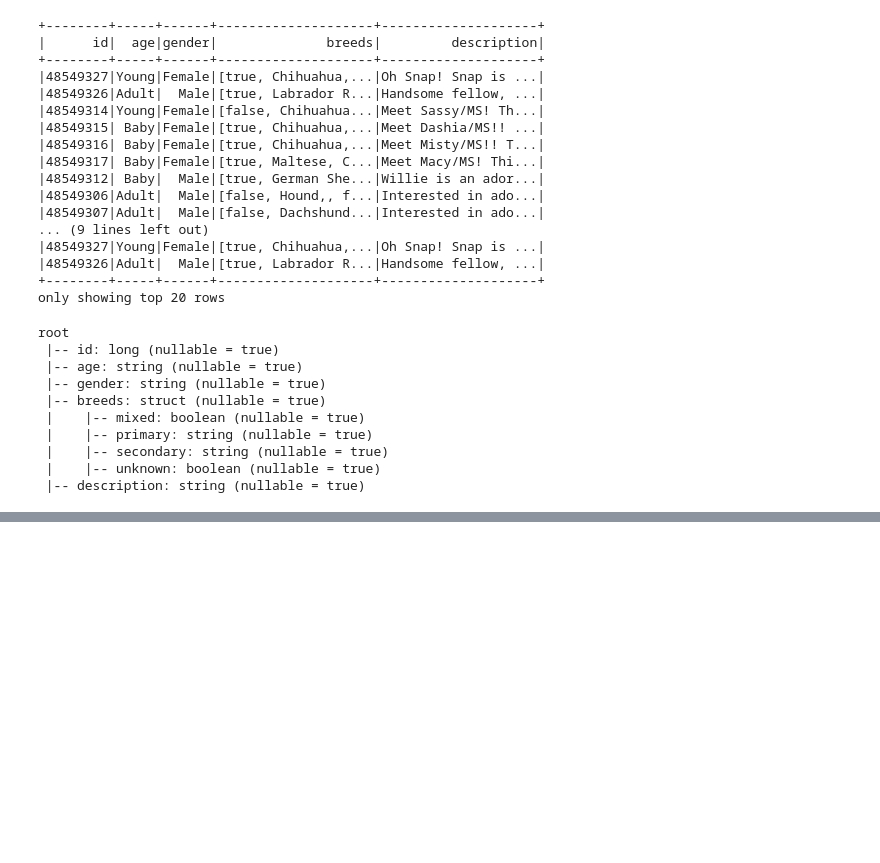
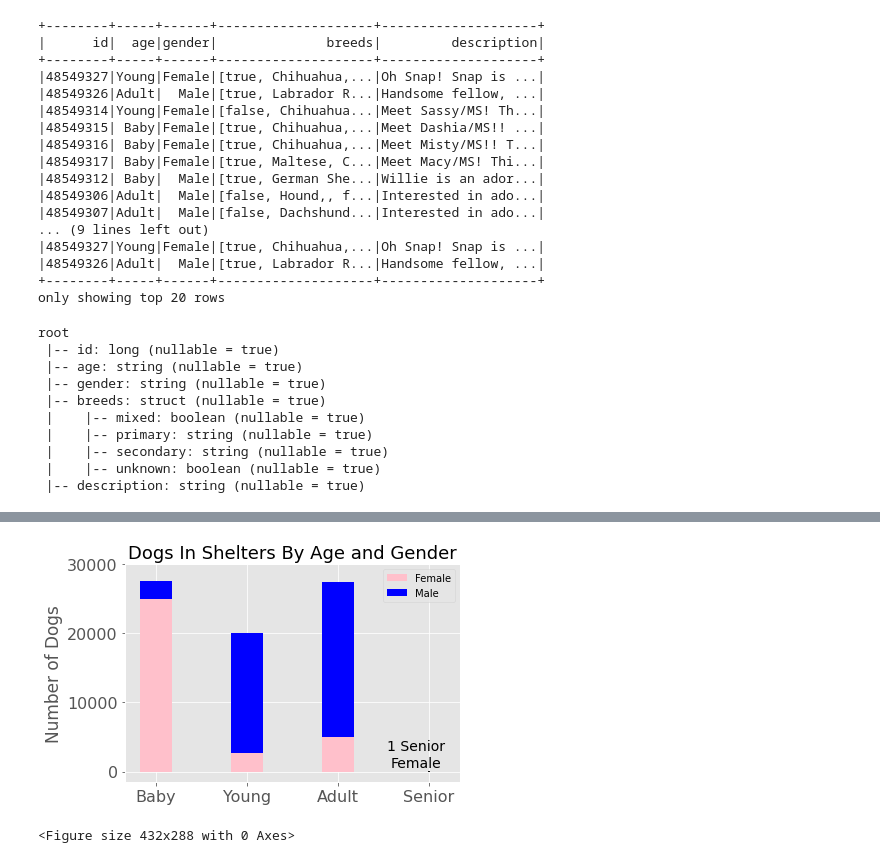
Before and after one commit to elsaVelazquez/faster-pet-adoption, a Jupyter notebook: notebooks/classified-by-gender.ipynb, the cells around one changed output, grey strips where cells are left out. Cells and saved outputs as stored; diff of their text form; code cells hidden in the pictures; blank space fills up the shorter version.

```diff
--- a/notebooks/classified-by-gender.ipynb
+++ b/notebooks/classified-by-gender.ipynb
@@ -199,0 +238,43 @@ plt.show()
+# %%
+
+import numpy as np
+import matplotlib
+import matplotlib.pyplot as plt
+plt.style.use('ggplot')
+matplotlib.rc('xtick', labelsize=16)
+matplotlib.rc('ytick', labelsize=16)
+plt.close('all')
+N = 4
+menMeans = (25001, 2620, 5000, 0)
+womenMeans = (2623, 17379, 22375, 1)
+menStd = (1, 1, 1, 100)
+womenStd = (1, 1, 1, 100)
+ind = np.arange(N)    # the x locations for the groups
+width = 0.35       # the width of the bars: can also be len(x) sequence
+
+p1 = plt.bar(ind, menMeans, width, yerr=menStd, color=['pink'])
+p2 = plt.bar(ind, womenMeans, width,bottom=menMeans, yerr=womenStd, color=['blue'])
+
+plt.ylabel('Number of Dogs', fontsize=17)
+plt.title('Dogs In Shelters By Age and Gender', fontsize=18)
+plt.xticks(ind, ('Baby', 'Young', 'Adult', 'Senior'))
+plt.yticks(np.arange(0, 35000, 10000))
+plt.figtext(0.8, 0.25,
+            "1 Senior",
+            horizontalalignment ="center",
+            verticalalignment ="center",
+            wrap = True, fontsize = 14,
+            color ="black")
+plt.figtext(0.8, 0.19,
+            "Female",
+            horizontalalignment ="center",
+            verticalalignment ="center",
+            wrap = True, fontsize = 14,
+            color ="black")
+plt.legend((p1[0], p2[0]), ('Female', 'Male'))
+
+plt.show()
+plt.savefig('../src/readme/by_age_and_gender');
+# %% [output]
+[figure, added]
+<Figure size 432x288 with 0 Axes>
```
Also changed, not shown: parts of 8 cells of this notebook, 7 other files.
